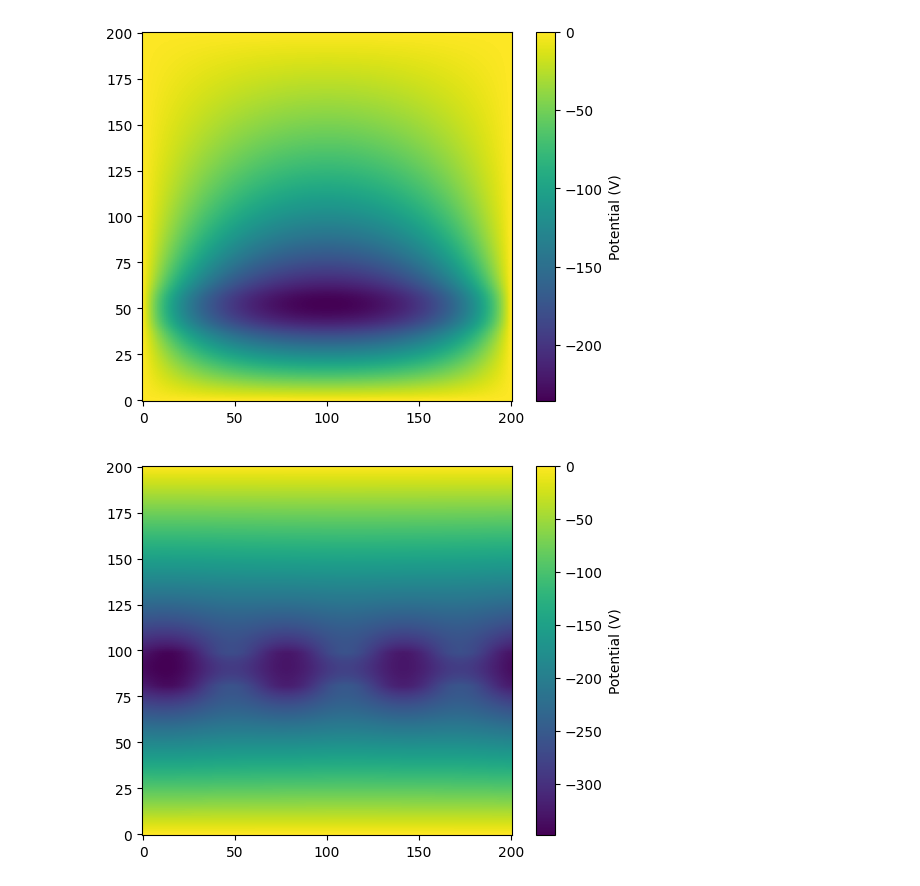
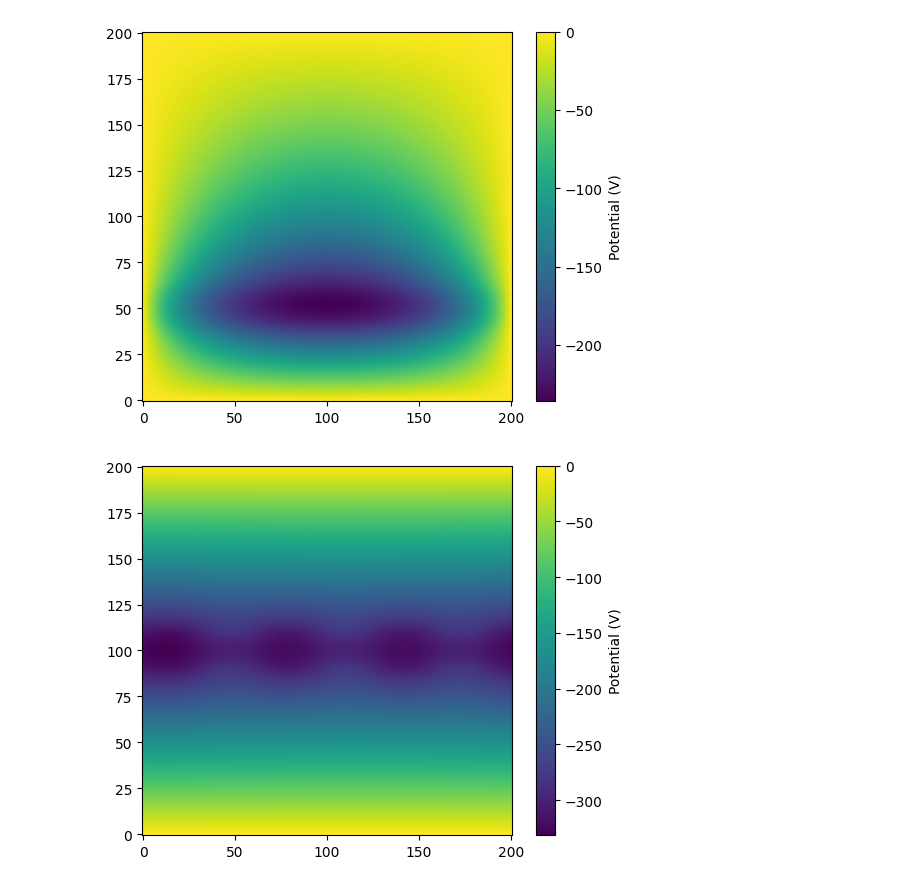
Before and after one commit to daisyabcxyz/Capstone-2025-2026, a Jupyter notebook: Matrix Inversion of Poisson.ipynb, the cells around one changed output. Drawn from its saved outputs; the diff is of its cells as text; code cells hidden in the pictures.

```diff
--- a/Matrix Inversion of Poisson.ipynb
+++ b/Matrix Inversion of Poisson.ipynb
@@ -216,19 +216,27 @@ def fast_fourier_transform_rho(rho,vx,vy,dt):
 # %%
 # solve Poisson equation with Matrix Inversion
 rho = np.zeros([nx+1,ny+1],float)
-rho[90,:]= 1e12* (1.6e-19)
-for i in range (91,100):
+rho[100,:]= 1e12* (1.6e-19)
+for i in range (101,111):
     for j in range (ny+1):
         rho[i,j] = rho[i-1,j]-1e-8
 
-for i in range (89,79,-1):
+for i in range (99,89,-1):
     for j in range (ny+1):
         rho[i,j]= rho[i+1,j]-1e-8
 
 #rho[80:110,:] = 1e12* (1.6e-19) #C/m^2
-rho[98:100,:] += 0.1e-5 *np.sin(0.1*x)
-rho[80:82,:] += 0.1e-5*np.sin(0.1*x)
+rho[109:111,:] += 0.5e-6 *np.sin(0.1*x)
+rho[90:92,:] += 0.5e-6 *np.sin(0.1*x)
 
+
+
+'''
+
+rho[20:180,:]= 1e12* (1.6e-19)
+rho[20:22,:] = 1e12* (1.6e-19)   + 1e-7 *np.sin(0.1*x)
+rho[178:180,:] = 1e12* (1.6e-19)   + 1e-7 *np.sin(0.1*x)
+'''
 plt.imshow(rho, origin = 'lower')
 
 phi = solve_poisson_1(rho)
@@ -248,31 +256,31 @@ def charge_density_ode(time_span, rho, vx, vy):
 
     for i in range(1, nx):
         for j in range(1, ny):
             dndt[i, j] = - ( (rho[i + 1, j] * vx[i + 1, j] - rho[i - 1, j] * vx[i - 1, j]) / (2 * delta) +
                              (rho[i, j + 1] * vy[i, j + 1] - rho[i, j - 1] * vy[i, j - 1]) / (2 * delta) )
     '''
     rho= rho.reshape((nx+1, ny+1))
     drho_dx_fft,drho_dy_fft = fast_fourier_transform_rho(rho,vx,vy,dt)
     dndt = np.zeros_like(rho)
 
     dndt_hat = - drho_dx_fft * vx -  drho_dy_fft * vy
 
     return dndt_hat.flatten()
 
 def solve_rho_ode(vx,vy,rho):
     #vx, vy = velocity(Ex, Ey, B)
     time_span = (0.0, 0.01)
     time_intervals = np.linspace(0.0, 0.01,20)
     rho_0 = rho.flatten()
     sol = solve_ivp(charge_density_ode, time_span, rho_0, method='RK45', t_eval=time_intervals, args=(vx, vy))
     rho_new_fft = sol.y[:,0].reshape(nx+1, ny+1)
     rho_new = np.real(np.fft.ifft2(rho_new_fft))
     return rho_new
 
 
 
 Ex, Ey = electric_field(phi)
 vx, vy = velocity(Ex, Ey, B)
 #plt.imshow(solve_rho_ode(vx,vy,rho), origin = 'lower')
 # %% [output]
-[figure, old version]
+[figure, new version]
```
Also changed, not shown: parts of 5 cells of this notebook.
